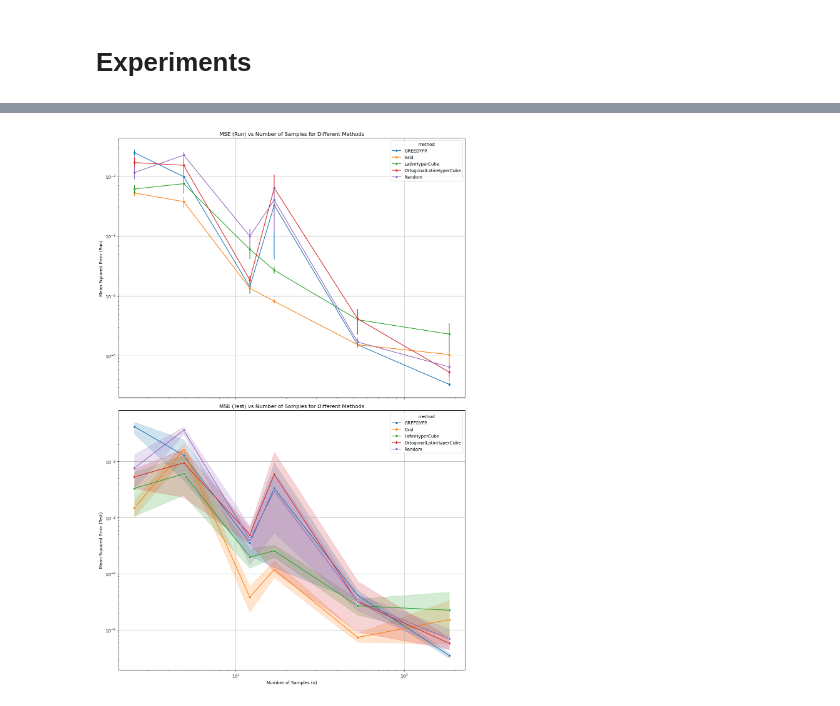
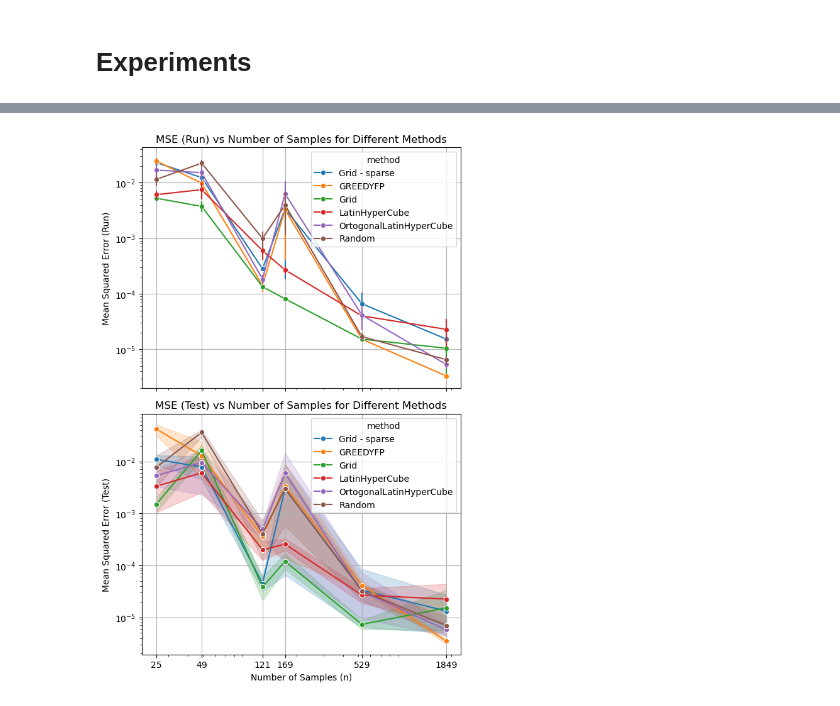
Before and after one commit to darkraisisi/sampling_hillslope_surrogate, a Jupyter notebook: exploration.ipynb, the cells around one changed output, grey strips where cells are left out. Cells and saved outputs as stored; diff of their text form; code cells hidden in the pictures.

```diff
--- a/exploration.ipynb
+++ b/exploration.ipynb
@@ -24,7 +24,7 @@ To enable the following instructions: AVX2 FMA, in other operations, rebuild Ten
 # %%
 def plot_results_seaborn(results):
     # Create a new figure with two subplots
-    fig, (ax1, ax2) = plt.subplots(2, 1, figsize=(12,18), sharex=True)
+    fig, (ax1, ax2) = plt.subplots(2, 1, figsize=(6,9), sharex=True)
 
     # Plot the first lineplot on the first axis
     sns.lineplot(data=results, x='n', y='mse_run', hue='method', marker='o', err_style="bars", errorbar=("se"), ax=ax1)
@@ -44,6 +44,11 @@ def plot_results_seaborn(results):
     ax2.set_xscale('log')
     ax2.grid(True)
 
+    # Set the x-ticks to show the exact x-values
+    xticks = sorted(results['n'].unique())
+    ax2.set_xticks(xticks)
+    ax2.set_xticklabels([f'{x}' for x in xticks])
+
     plt.tight_layout()
 
     # Show the plot
@@ -188,10 +192,10 @@ NN training time: 0.908 minutes.
 #     hist = neural_network.load_history(uid)
 #     neural_network.plot_history(hist)
 # %%
-prev = "10-fold_20240610_211016"
+prev = "10-fold_20240612_123717"
 df_10 = pd.read_csv(f"data/experiments/{prev}.csv", index_col='index')
 plot_results_seaborn(df_10)
 # %% [output]
-[figure, old version]
+[figure, new version]
 # %%
 df.to_csv(f"data/experiments/{datetime.now().strftime('%Y%m%d_%H%M%S')}.csv")
```
Also changed, not shown: parts of 3 cells of this notebook, 2 other files.
